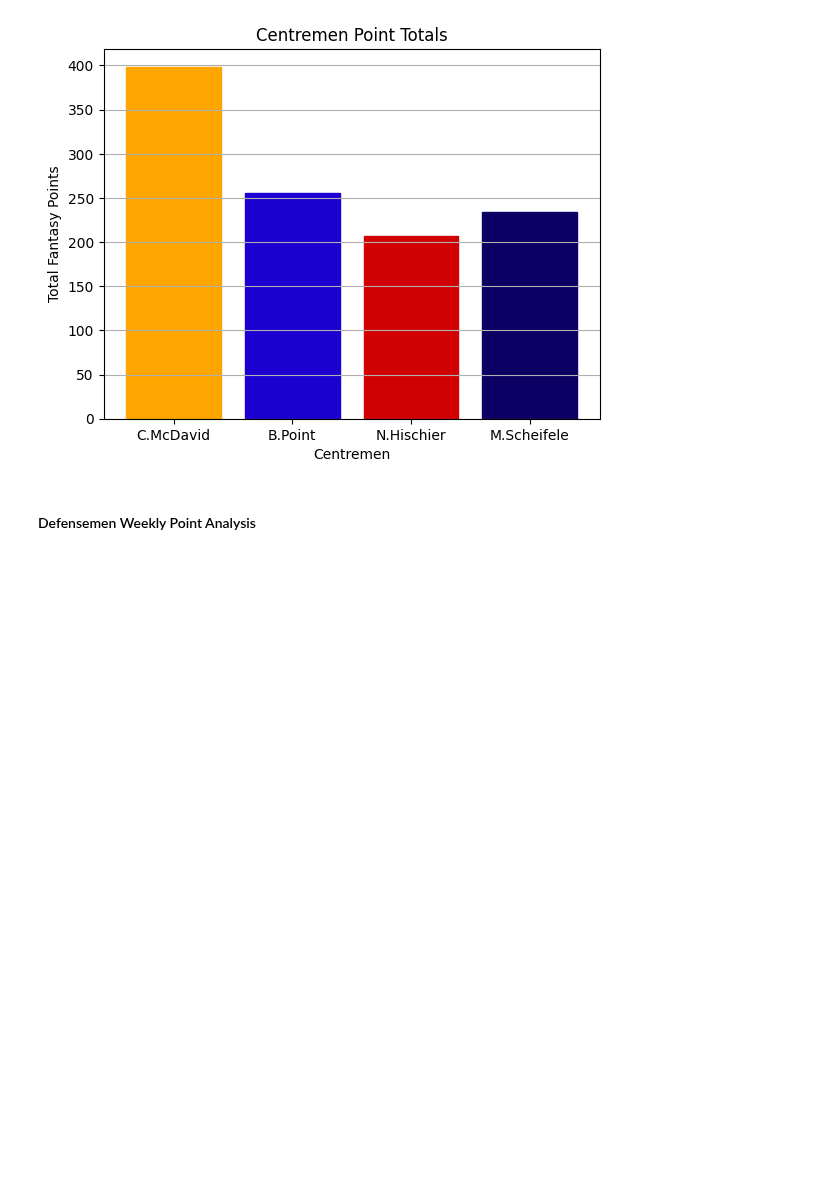
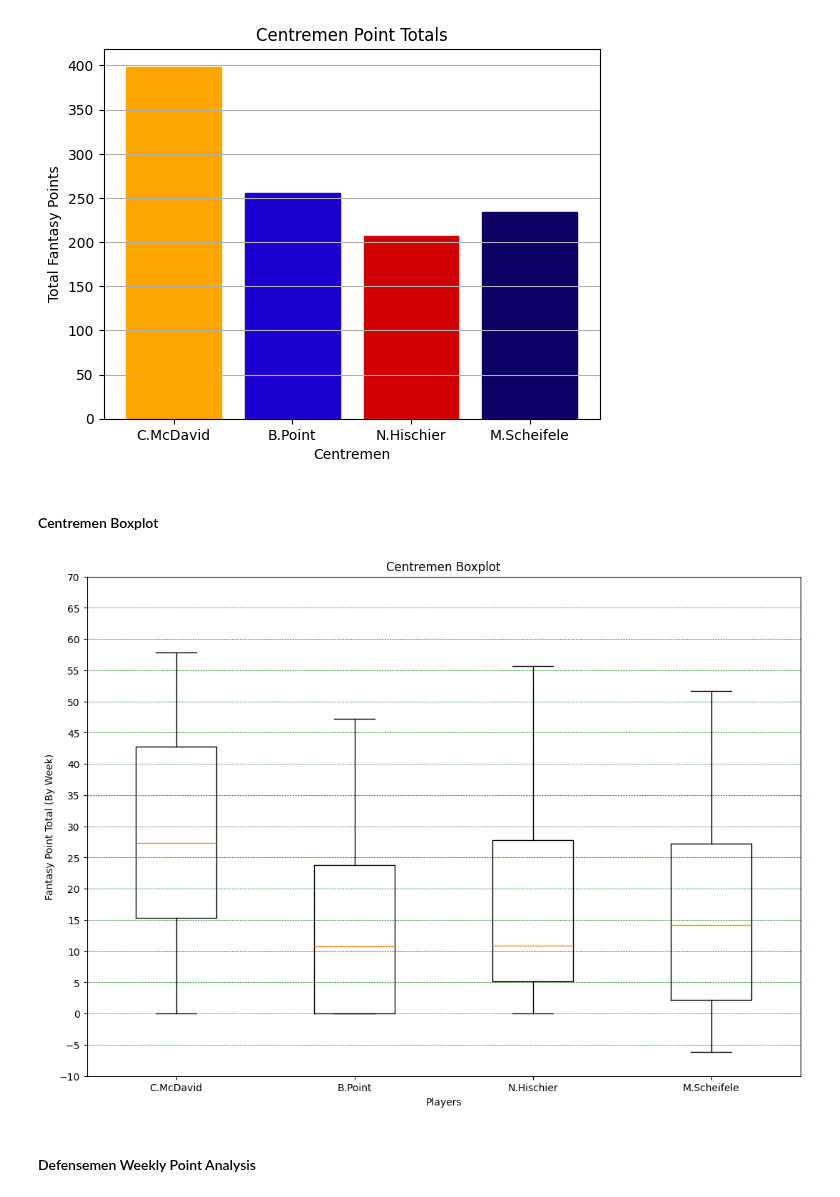
Before and after one commit to carsonbennett1/Hockey-Player-Analysis-Project, a Jupyter notebook: Fantasy_Analysis.ipynb, the cells around one changed output. Saved outputs shown, nothing was run; the diff lists cells and outputs as text; code cells hidden in the pictures; blank space fills up the shorter version.

Commit message:
boxplot

```diff
--- a/Fantasy_Analysis.ipynb
+++ b/Fantasy_Analysis.ipynb
@@ -138,6 +138,24 @@ plt.grid(axis = 'y')
 plt.show()
 # %% [output]
 [figure]
+# %% [markdown]
+#### Centremen Boxplot
+# %%
+y_ticks = np.arange(-10,75,5)
+
+data = [mcdavid_points, hischier_points, point_points, scheifele_points]
+fig = plt.figure(figsize=(10,7))
+ax = fig.add_axes([0,0,1,1])
+bp = ax.boxplot(data, tick_labels=x)
+
+plt.title('Centremen Boxplot')
+plt.xlabel('Players')
+plt.ylabel('Fantasy Point Total (By Week)')
+plt.grid(color='green', axis='y', linestyle='--', linewidth='0.5')
+plt.yticks(y_ticks)
+plt.show()
+# %% [output]
+[figure, added]
 # %% [markdown]
 #### Defensemen Weekly Point Analysis
 # %%
```
Also changed, not shown: 2 other files.
